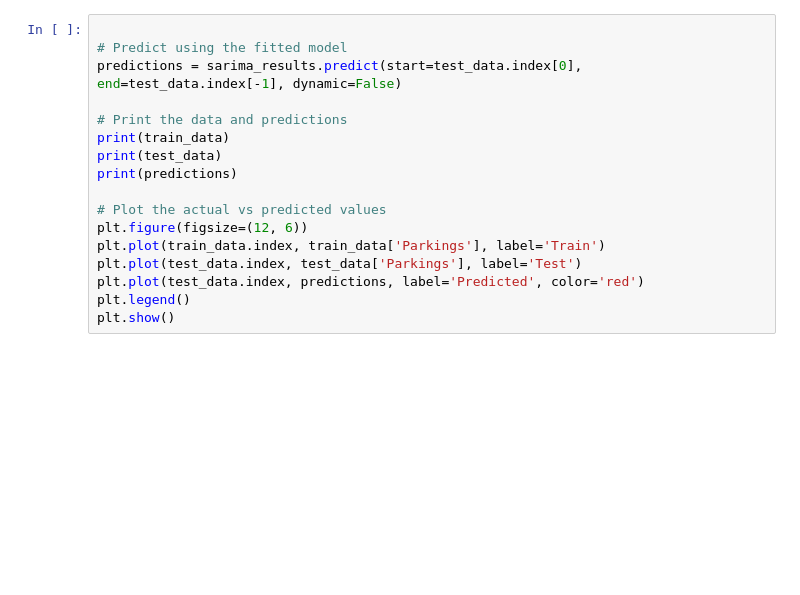
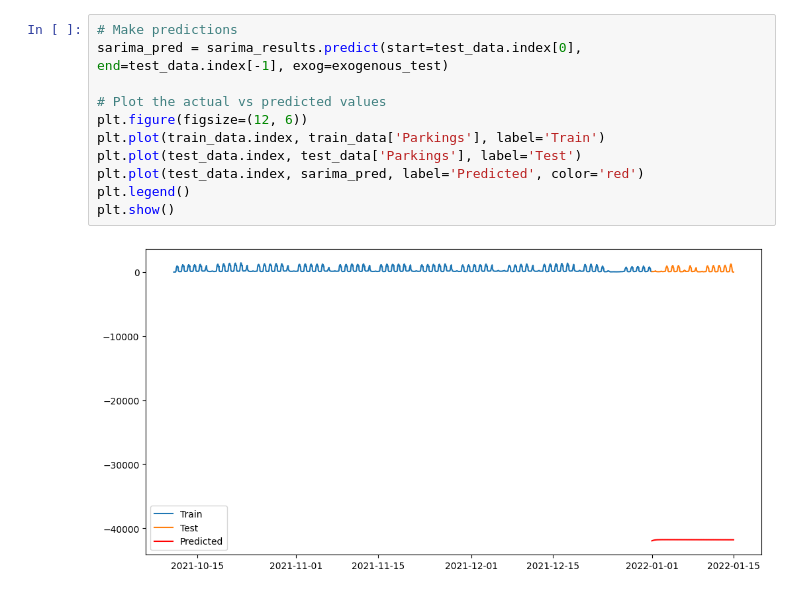
Before and after one commit to vsjostro/parking-prediction, a Jupyter notebook: arima/sarima.ipynb, the cells around one changed output. Drawn from its saved outputs; the diff is of its cells as text; blank space fills up the shorter version.

```diff
--- a/arima/sarima.ipynb
+++ b/arima/sarima.ipynb
@@ -379,17 +301,13 @@ UFuncTypeError: ufunc 'maximum' did not contain a loop with signature matching t
 # %%
-
-# Predict using the fitted model
-predictions = sarima_results.predict(start=test_data.index[0], end=test_data.index[-1], dynamic=False)
-
-# Print the data and predictions
-print(train_data)
-print(test_data)
-print(predictions)
+# Make predictions
+sarima_pred = sarima_results.predict(start=test_data.index[0], end=test_data.index[-1], exog=exogenous_test)
 
 # Plot the actual vs predicted values
 plt.figure(figsize=(12, 6))
 plt.plot(train_data.index, train_data['Parkings'], label='Train')
 plt.plot(test_data.index, test_data['Parkings'], label='Test')
-plt.plot(test_data.index, predictions, label='Predicted', color='red')
+plt.plot(test_data.index, sarima_pred, label='Predicted', color='red')
 plt.legend()
 plt.show()
+# %% [output]
+[figure, added]
```
Also changed, not shown: parts of 6 cells of this notebook, 9 other files.
